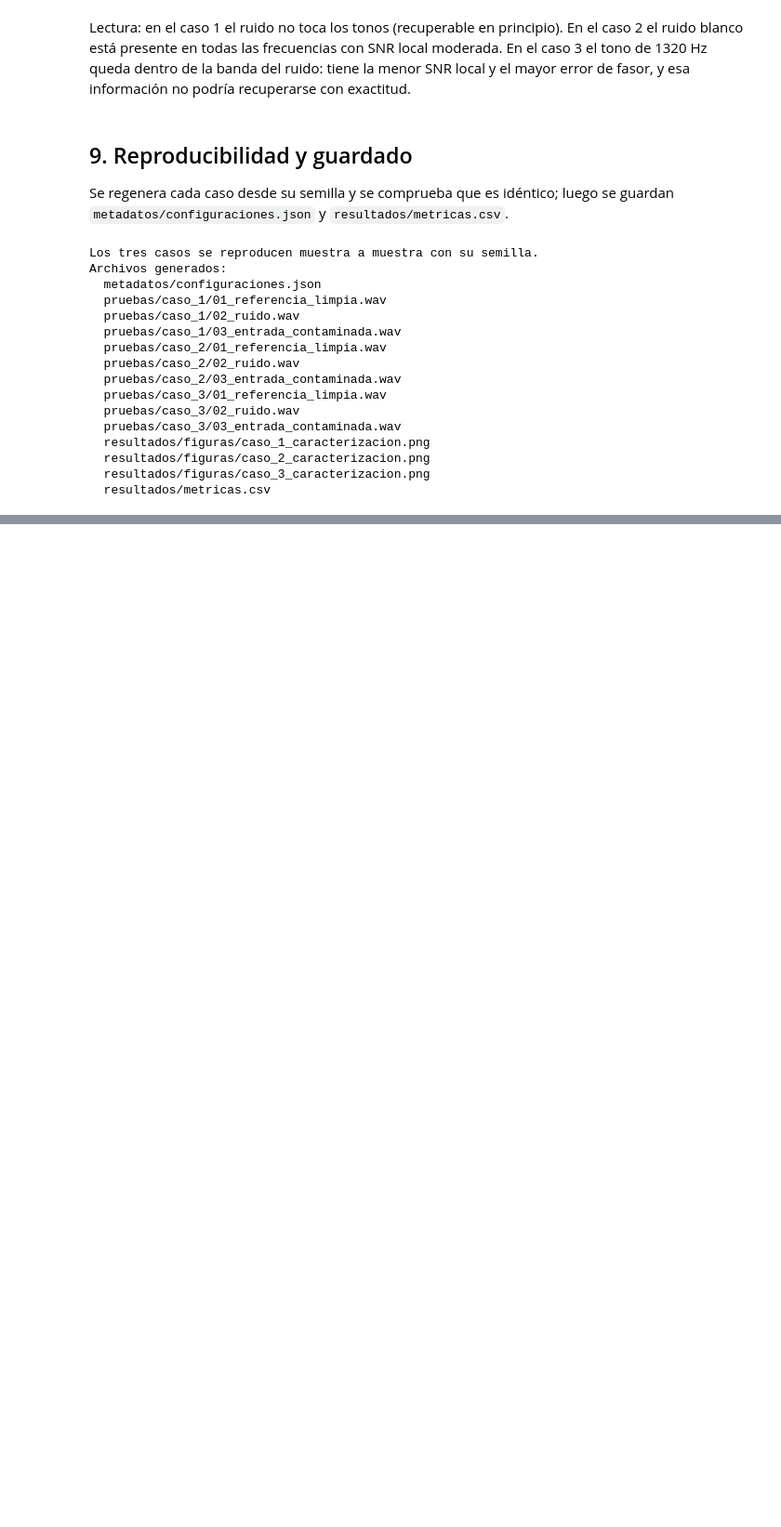
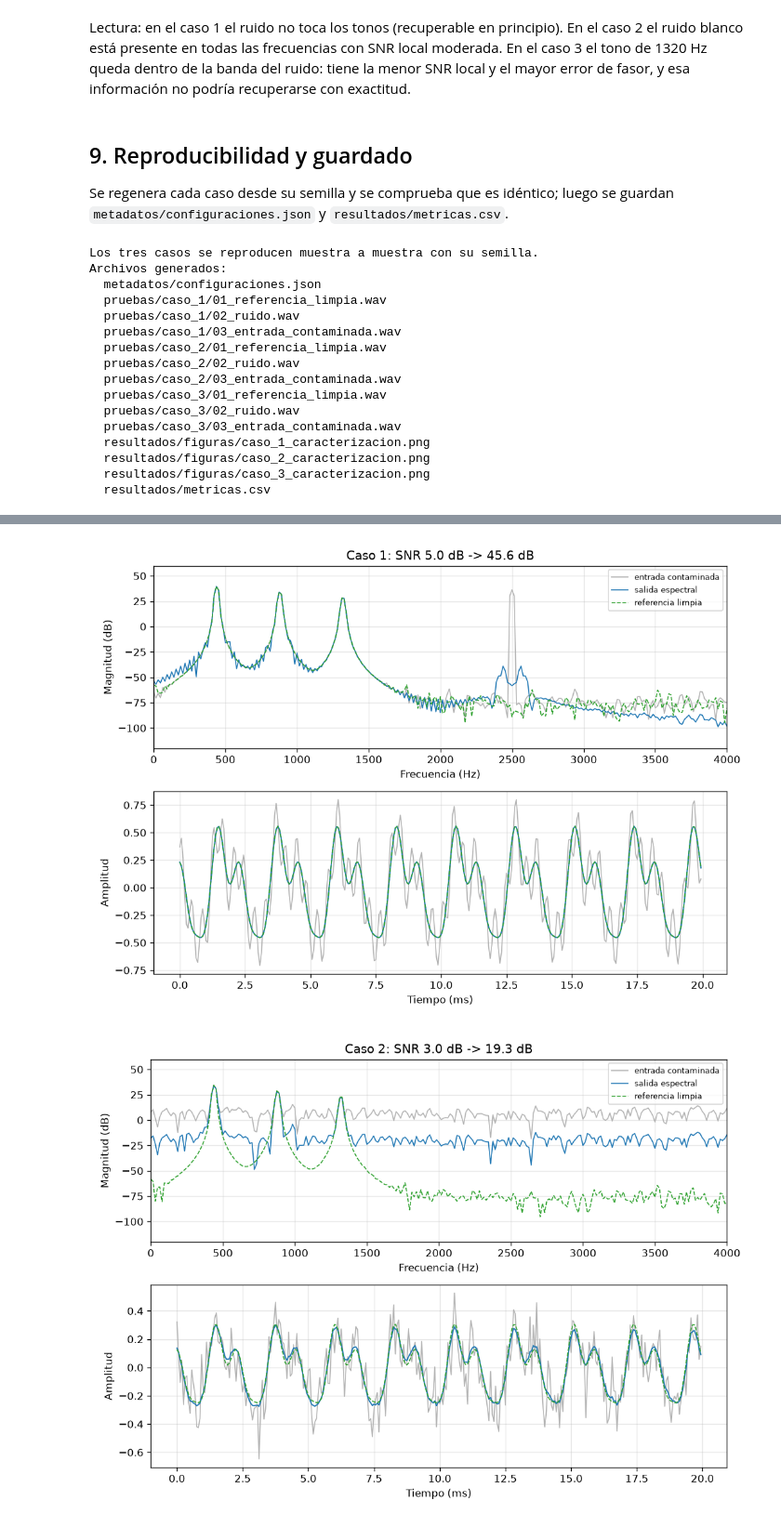
Before and after one commit to josesolMo/jsolano_asm_2026_s2, a Jupyter notebook: tarea1_grupo/notebook.ipynb, the cells around one changed output, grey strips where cells are left out. Shown at 93% size. Cells and saved outputs as stored; diff of their text form; code cells hidden in the pictures; blank space fills up the shorter version.

Commit message:
Notebook actualizado con información del filtro espectral

```diff
--- a/tarea1_grupo/notebook.ipynb
+++ b/tarea1_grupo/notebook.ipynb
@@ -432,0 +517,14 @@ Archivos generados:
+# %%
+# Resolver la raíz permite ejecutar desde tarea1_grupo o desde el repositorio.
+import sys
+from pathlib import Path
+import pandas as pd
+from IPython.display import Image, display
+
+raiz_espectral = Path.cwd() if (Path.cwd() / 'pruebas').is_dir() else Path.cwd() / 'tarea1_grupo'
+sys.path.insert(0, str(raiz_espectral.parent))
+# Alias para no chocar con ejecutar_analisis del filtrado temporal.
+from tarea1_grupo.src import analisis_espectral as ae
+
+metricas_espectrales = pd.DataFrame(ae.ejecutar_analisis(raiz_espectral)).set_index('caso')
+metricas_espectrales
@@ -432,0 +537,6 @@ Archivos generados:
+# %%
+for caso in (1, 2, 3):
+    display(Image(filename=str(raiz_espectral / f'resultados/figuras/espectral_caso_{caso}.png')))
+# %% [output]
+[figure, added]
+[figure, added]
```
Also changed, not shown: parts of 8 cells of this notebook.
